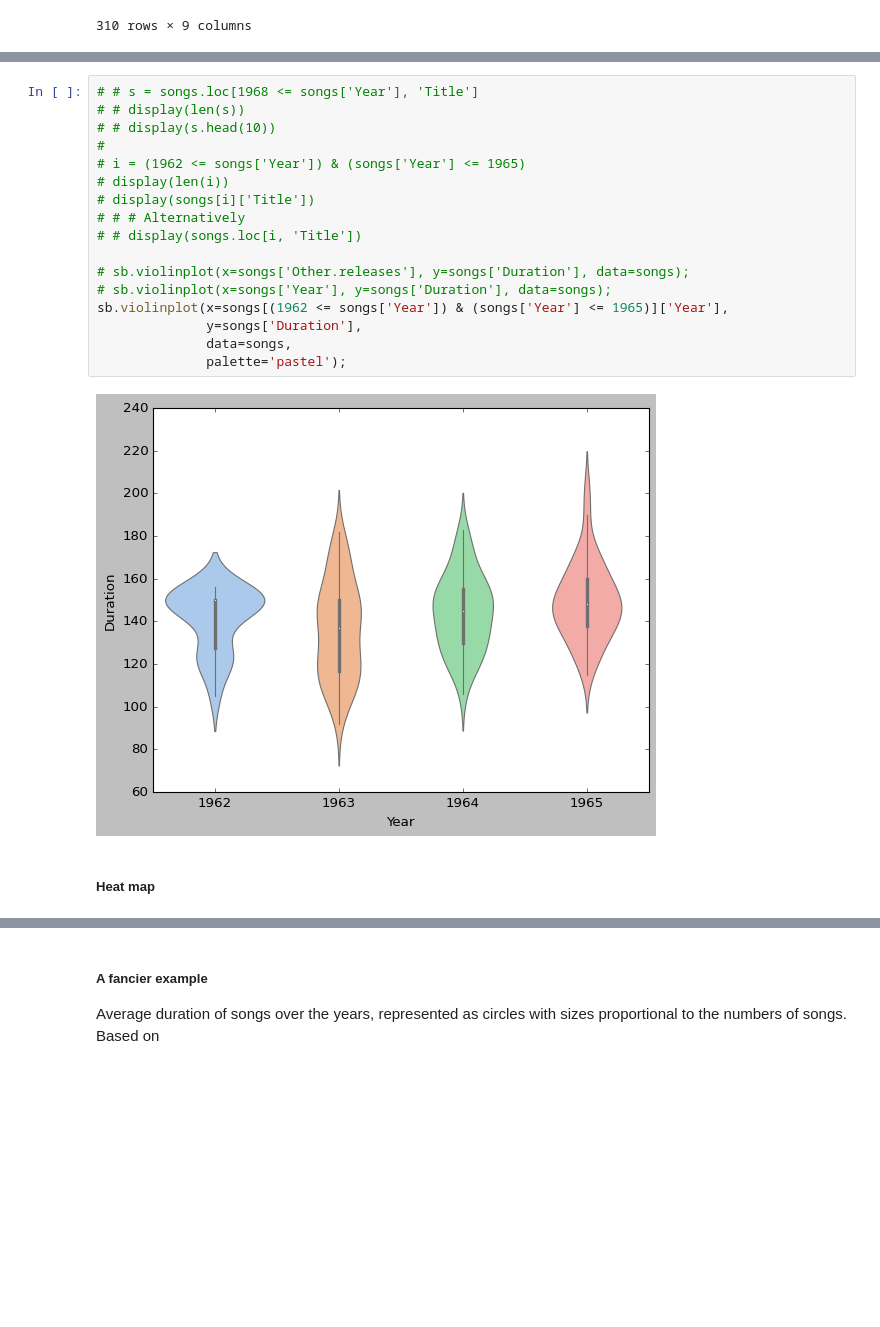
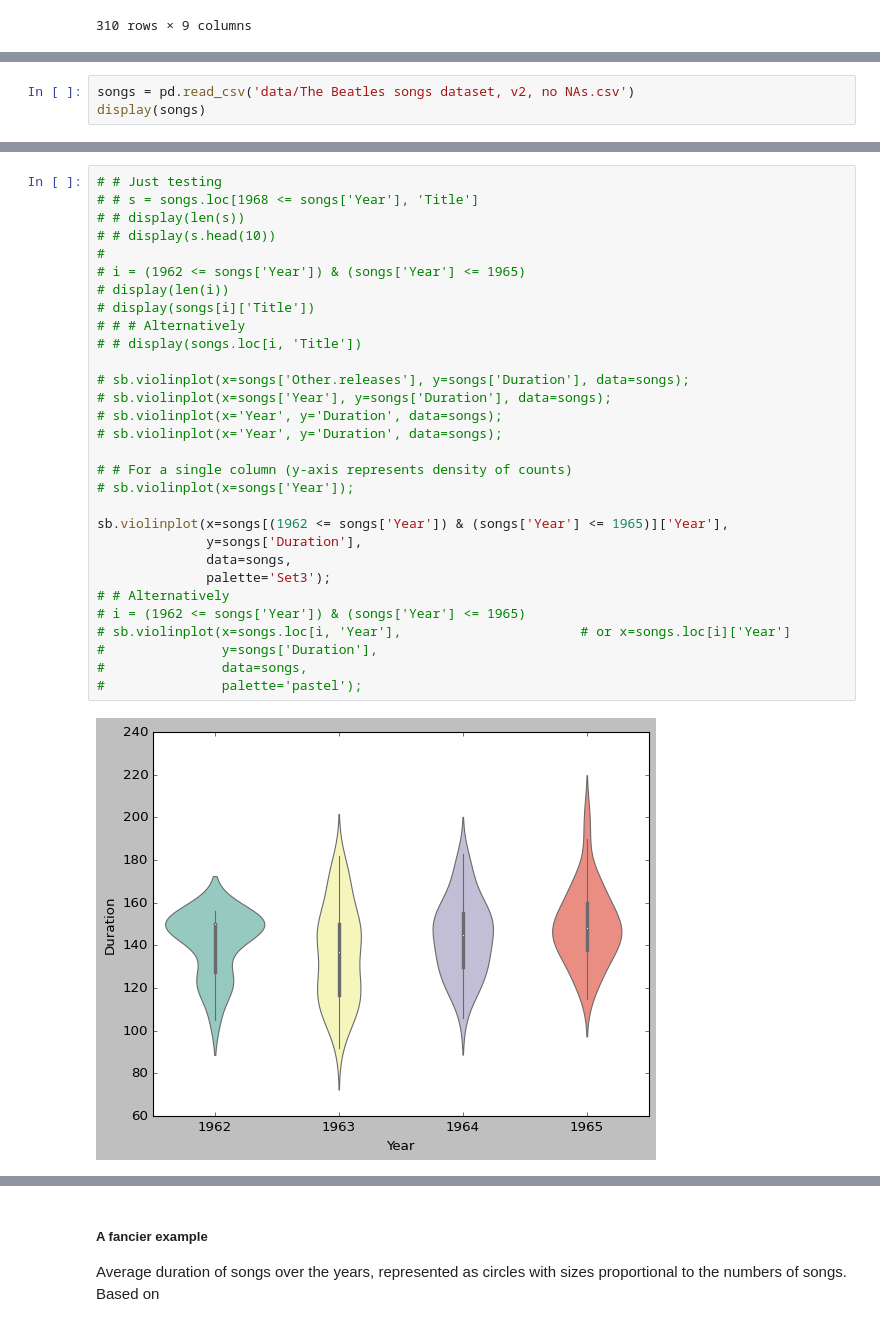
Before and after one commit to devedzic/eda, a Jupyter notebook: eda.ipynb, the cells around one changed output, grey strips where cells are left out. Drawn from its saved outputs; the diff is of its cells as text; blank space fills up the shorter version.

```diff
--- a/eda.ipynb
+++ b/eda.ipynb
@@ -900,0 +911,3 @@ display(songs)
+# %%
+songs = pd.read_csv('data/The Beatles songs dataset, v2, no NAs.csv')
+display(songs)
@@ -901,21 +928,32 @@ display(songs)
 # %%
+# # Just testing
 # # s = songs.loc[1968 <= songs['Year'], 'Title']
 # # display(len(s))
 # # display(s.head(10))
 #
 # i = (1962 <= songs['Year']) & (songs['Year'] <= 1965)
 # display(len(i))
 # display(songs[i]['Title'])
 # # # Alternatively
 # # display(songs.loc[i, 'Title'])
 
 # sb.violinplot(x=songs['Other.releases'], y=songs['Duration'], data=songs);
 # sb.violinplot(x=songs['Year'], y=songs['Duration'], data=songs);
+# sb.violinplot(x='Year', y='Duration', data=songs);
+# sb.violinplot(x='Year', y='Duration', data=songs);
+
+# # For a single column (y-axis represents density of counts)
+# sb.violinplot(x=songs['Year']);
+
 sb.violinplot(x=songs[(1962 <= songs['Year']) & (songs['Year'] <= 1965)]['Year'],
               y=songs['Duration'],
               data=songs,
-              palette='pastel');
+              palette='Set3');
+# # Alternatively
+# i = (1962 <= songs['Year']) & (songs['Year'] <= 1965)
+# sb.violinplot(x=songs.loc[i, 'Year'],                       # or x=songs.loc[i]['Year']
+#               y=songs['Duration'],
+#               data=songs,
+#               palette='pastel');
 # %% [output]
-[figure, old version]
+[figure, new version]
-# %% [markdown]
-##### Heat map
```
Also changed, not shown: parts of 16 cells of this notebook, 1 other file.
